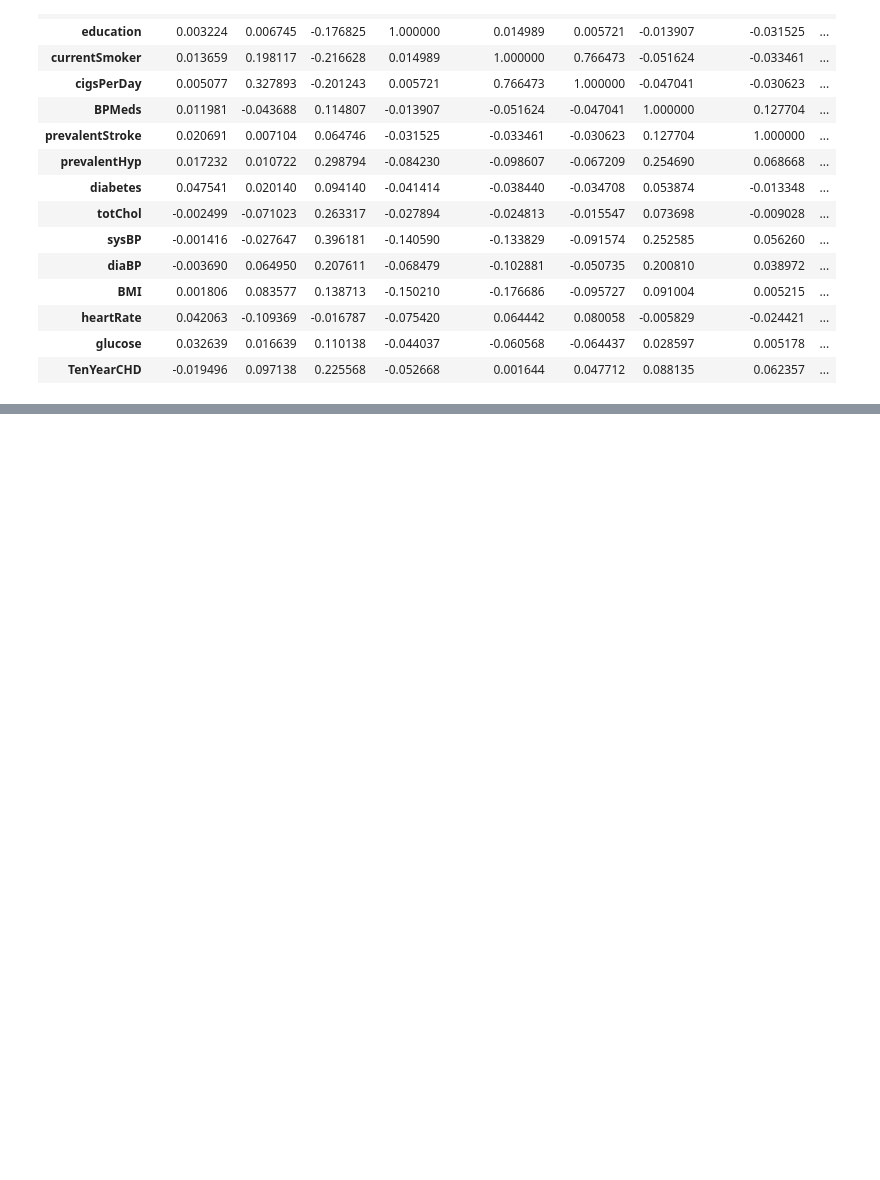
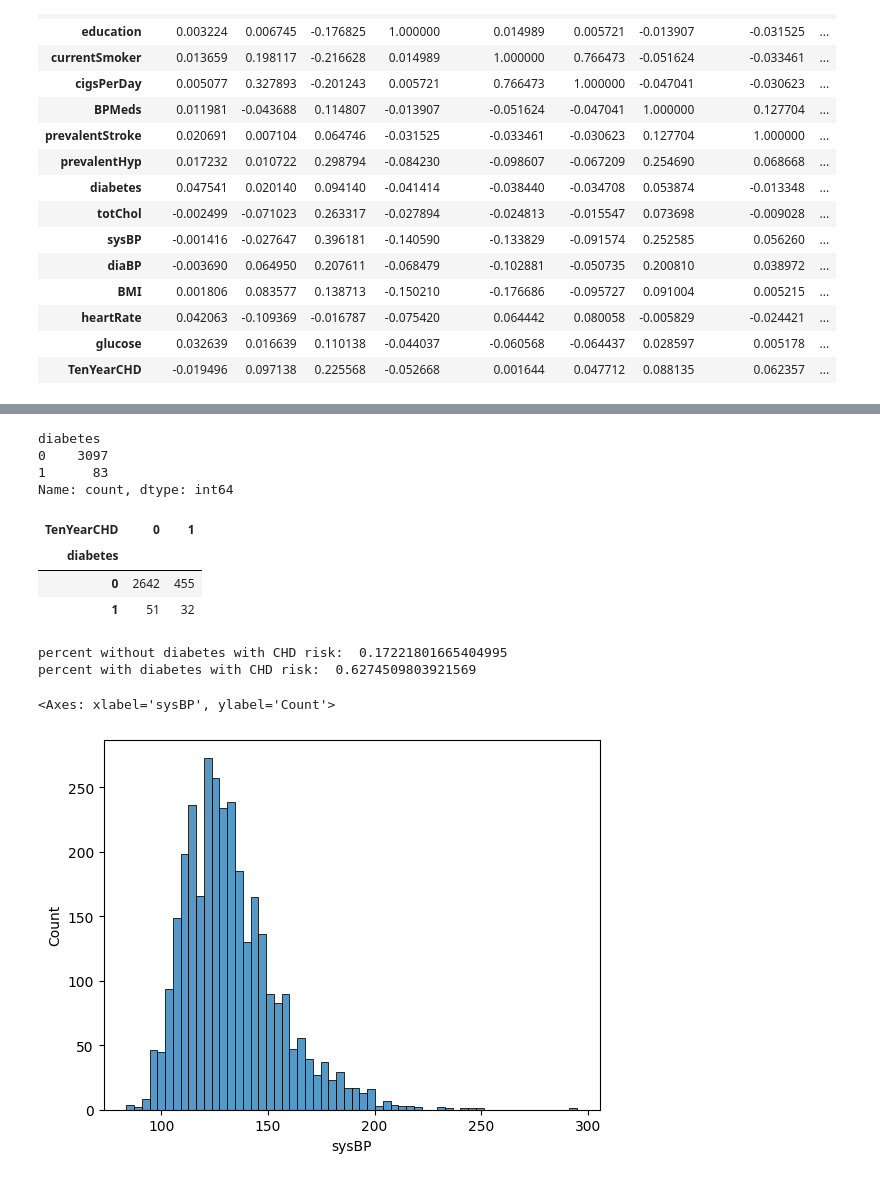
Before and after one commit to ashleyr05/project_chd, a Jupyter notebook: group8proj2.ipynb, the cells around one changed output, grey strips where cells are left out. Drawn from its saved outputs; the diff is of its cells as text; code cells hidden in the pictures; blank space fills up the shorter version.

```diff
--- a/group8proj2.ipynb
+++ b/group8proj2.ipynb
@@ -67,0 +86,21 @@ df_train.corr()
+# %%
+var.value_counts()
+#very few have diabetes
+# %% [output]
+diabetes
+0    3097
+1      83
+Name: count, dtype: int64
+# %%
+pd.crosstab(var,df_train["TenYearCHD"])
+# %% [output]
+| TenYearCHD | 0 | 1 |
+| diabetes |  |  |
+| 0 | 2642 | 455 |
+| 1 | 51 | 32 |
+# %%
+print("percent without diabetes with CHD risk: ",455/2642)
+print("percent with diabetes with CHD risk: ",32/51)
+# %% [output]
+percent without diabetes with CHD risk:  0.17221801665404995
+percent with diabetes with CHD risk:  0.6274509803921569
@@ -67,0 +111,6 @@ df_train.corr()
+# %%
+var = df_train["sysBP"]
+sns.histplot(var)
+# %% [output]
+<Axes: xlabel='sysBP', ylabel='Count'>
+[figure, added]
```
Also changed, not shown: parts of 23 cells of this notebook.
